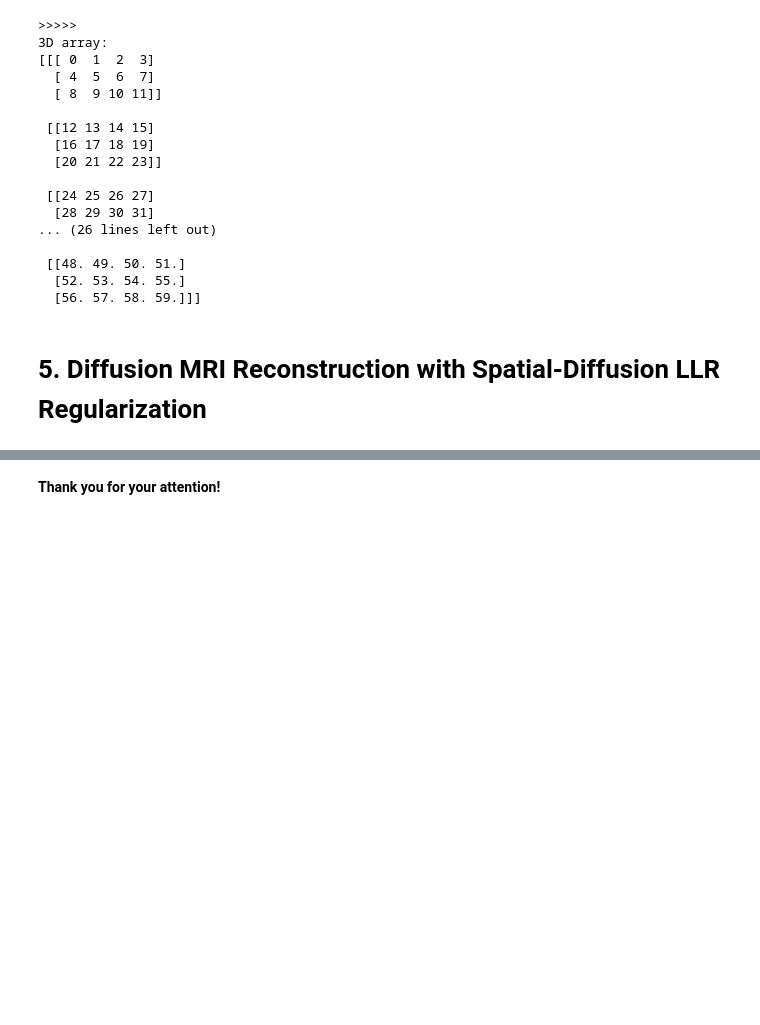
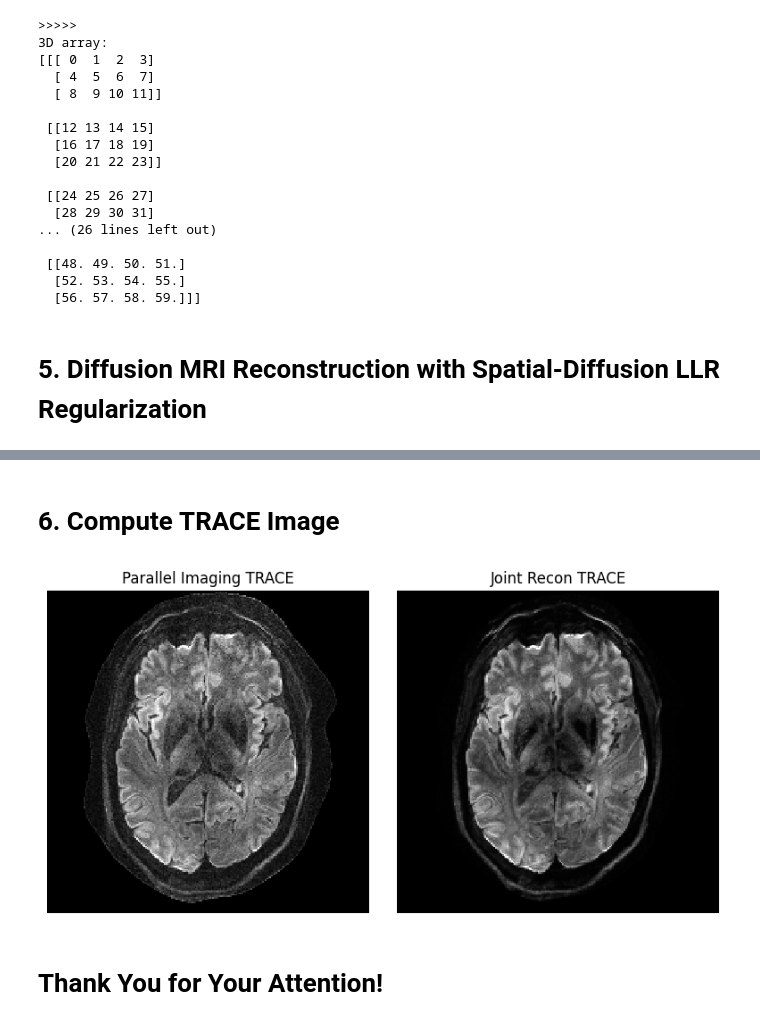
Before and after one commit to ZhengguoTan/NAViEPI, a Jupyter notebook: demo_jets_diffusion_mri_7t_llr.ipynb, the cells around one changed output, grey strips where cells are left out. Cells and saved outputs as stored; diff of their text form; code cells hidden in the pictures; blank space fills up the shorter version.

```diff
--- a/demo_jets_diffusion_mri_7t_llr.ipynb
+++ b/demo_jets_diffusion_mri_7t_llr.ipynb
@@ -265,2 +556,34 @@ print(y_corr)
+# %% [markdown]
+# 6. Compute **TRACE** Image
+# %%
+from scipy.stats import gmean
+
+DWI_PI_i = np.flip(np.squeeze(DWI_PI), axis=[-2, -1])
+dif_PI = DWI_PI_i[1:, 1, :, :]
+
+DWI_JETS_i = np.flip(np.squeeze(DWI_JETS), axis=[-2, -1])
+dif_JETS = DWI_JETS_i[1:, 1, :, :]
+
+trace_PI = gmean(abs(dif_PI))
+trace_JETS = gmean(abs(dif_JETS))
+
+fig, ax = plt.subplots(1, 2, figsize=(8, 4))
+ax[0].imshow(trace_PI, cmap='gray',
+             vmin=0, vmax=np.amax(trace_PI) * 0.6,
+             interpolation='None')
+ax[0].set_title('Parallel Imaging TRACE')
+
+
+ax[1].imshow(trace_JETS, cmap='gray',
+             vmin=0, vmax=np.amax(trace_JETS) * 0.6,
+             interpolation='None')
+ax[1].set_title('Joint Recon TRACE')
+
+for n in range(2):
+  ax[n].set_axis_off()
+
+plt.tight_layout()
+# %% [output]
+[figure, added]
 # %% [markdown]
-**Thank you for your attention!**
+# **Thank You for Your Attention!**
```
Also changed, not shown: parts of 17 cells of this notebook.
